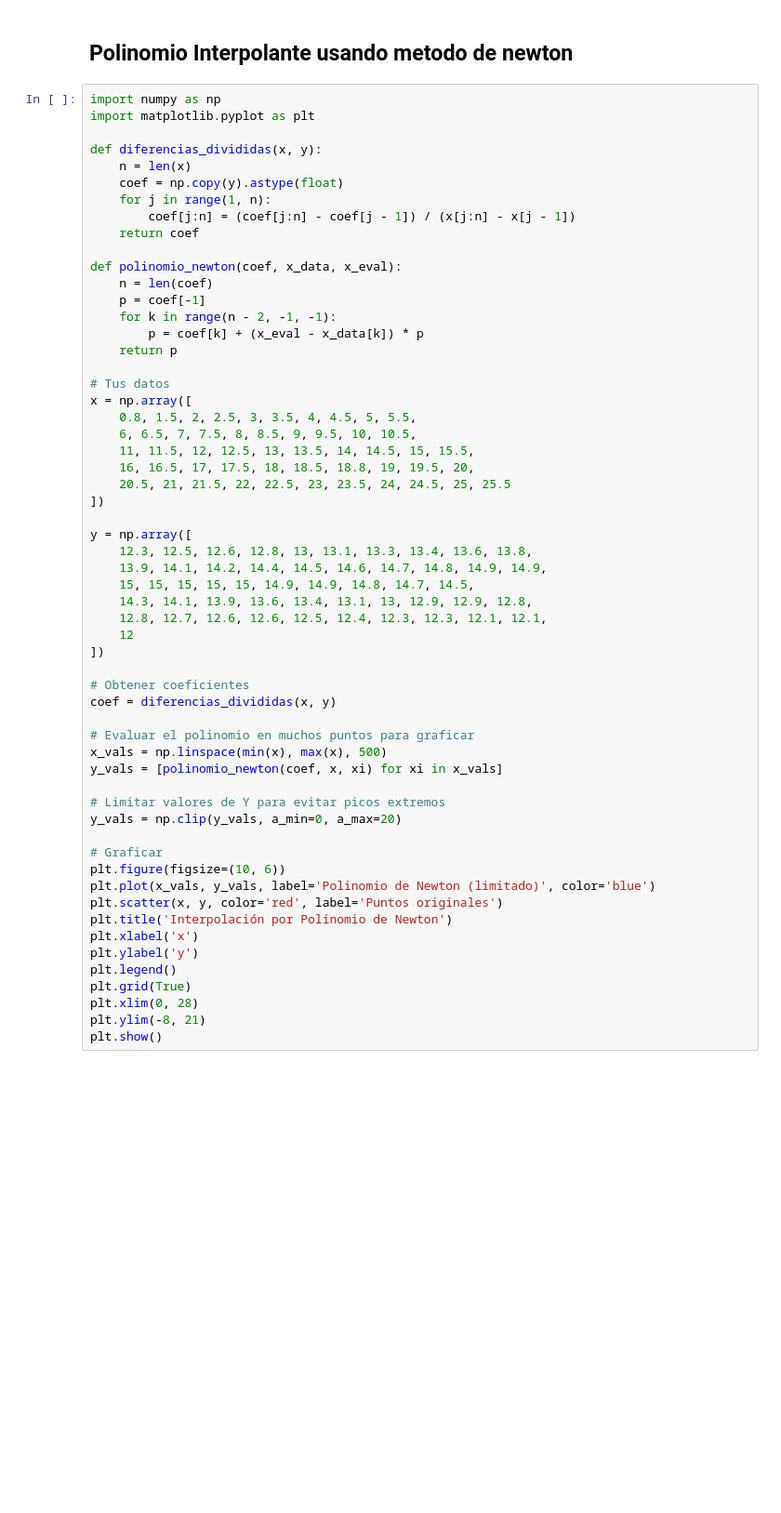
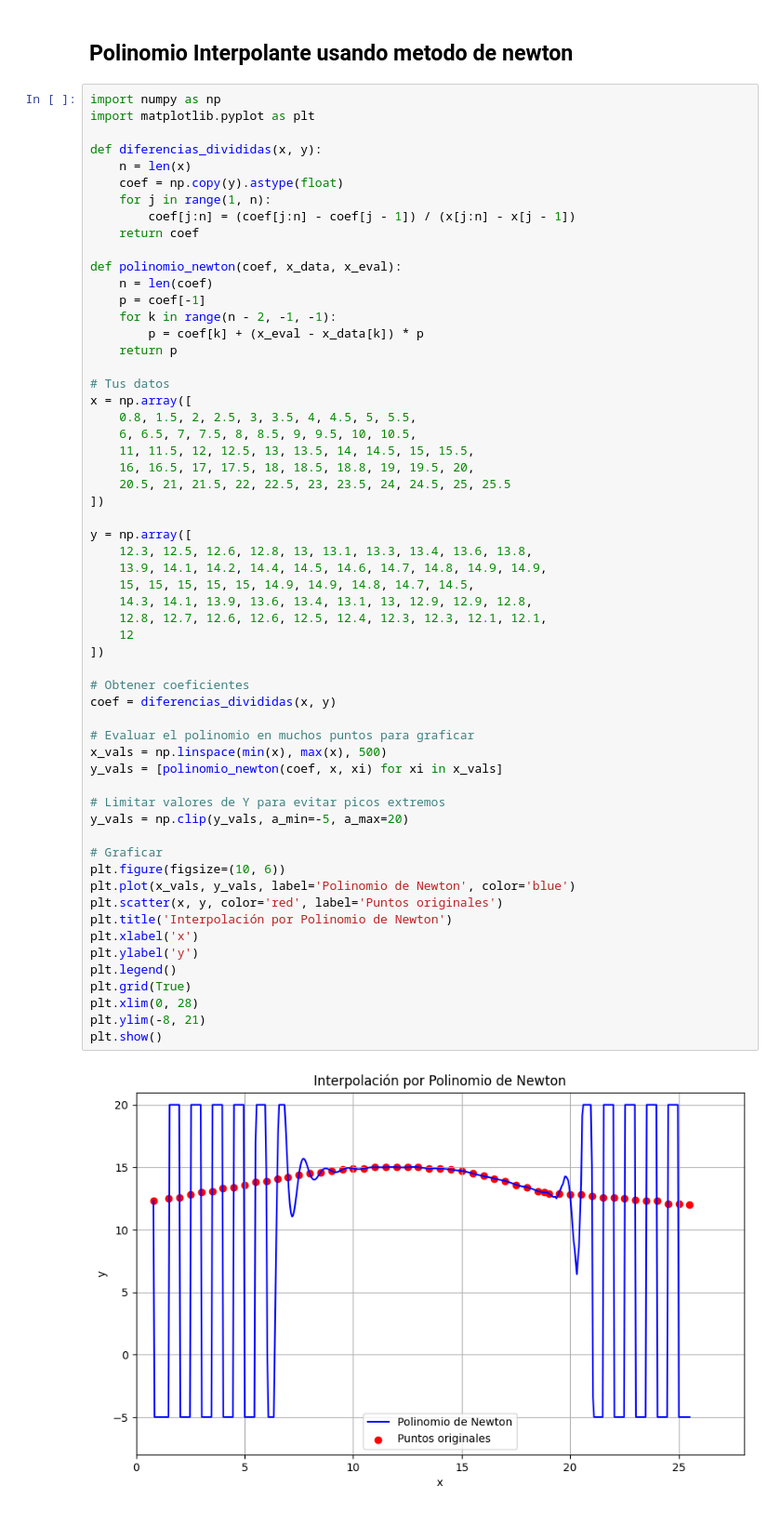
Before and after one commit to Santy30-Bull/Proyecto-Analisis, a Jupyter notebook: ProyectoAnalisis.ipynb, the cells around one changed output. Shown at 93% size. Saved outputs shown, nothing was run; the diff lists cells and outputs as text; blank space fills up the shorter version.

```diff
--- a/ProyectoAnalisis.ipynb
+++ b/ProyectoAnalisis.ipynb
@@ -29,32 +29,34 @@ x = np.array([
 
 y = np.array([
     12.3, 12.5, 12.6, 12.8, 13, 13.1, 13.3, 13.4, 13.6, 13.8,
     13.9, 14.1, 14.2, 14.4, 14.5, 14.6, 14.7, 14.8, 14.9, 14.9,
     15, 15, 15, 15, 15, 14.9, 14.9, 14.8, 14.7, 14.5,
     14.3, 14.1, 13.9, 13.6, 13.4, 13.1, 13, 12.9, 12.9, 12.8,
     12.8, 12.7, 12.6, 12.6, 12.5, 12.4, 12.3, 12.3, 12.1, 12.1,
     12
 ])
 
 # Obtener coeficientes
 coef = diferencias_divididas(x, y)
 
 # Evaluar el polinomio en muchos puntos para graficar
 x_vals = np.linspace(min(x), max(x), 500)
 y_vals = [polinomio_newton(coef, x, xi) for xi in x_vals]
 
 # Limitar valores de Y para evitar picos extremos
-y_vals = np.clip(y_vals, a_min=0, a_max=20)
+y_vals = np.clip(y_vals, a_min=-5, a_max=20)
 
 # Graficar
 plt.figure(figsize=(10, 6))
-plt.plot(x_vals, y_vals, label='Polinomio de Newton (limitado)', color='blue')
+plt.plot(x_vals, y_vals, label='Polinomio de Newton', color='blue')
 plt.scatter(x, y, color='red', label='Puntos originales')
 plt.title('Interpolación por Polinomio de Newton')
 plt.xlabel('x')
 plt.ylabel('y')
 plt.legend()
 plt.grid(True)
 plt.xlim(0, 28)
 plt.ylim(-8, 21)
 plt.show()
+# %% [output]
+[figure, added]
```
Also changed, not shown: parts of 2 cells of this notebook, 1 other file.
